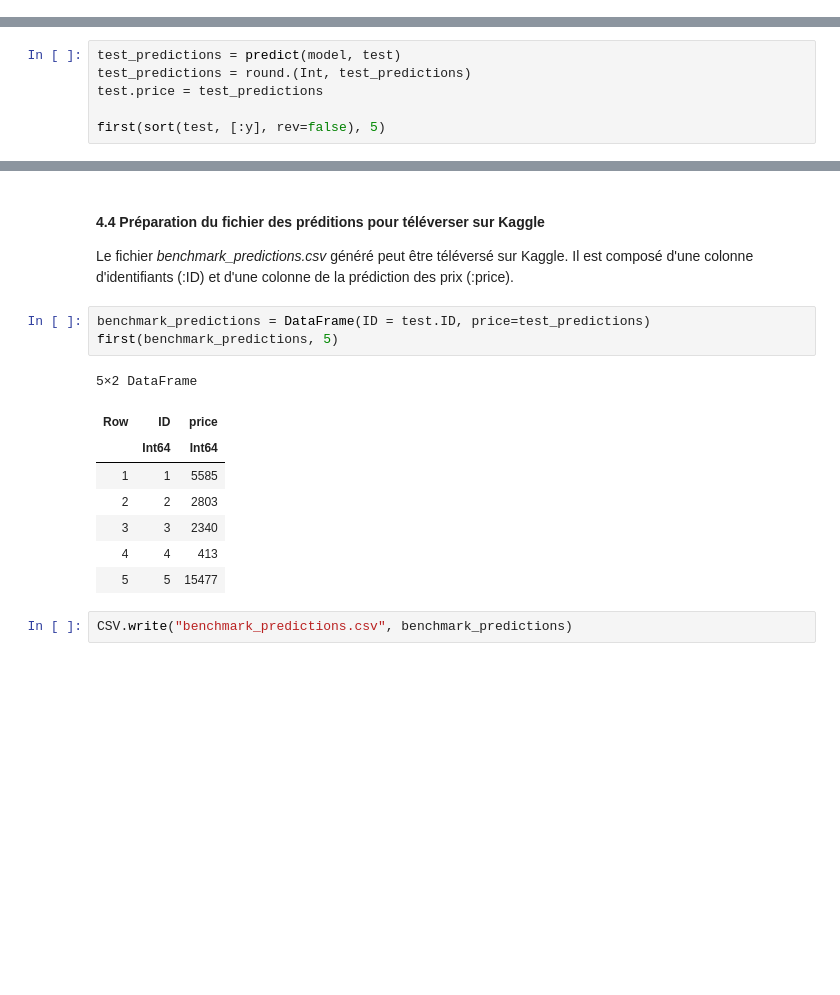
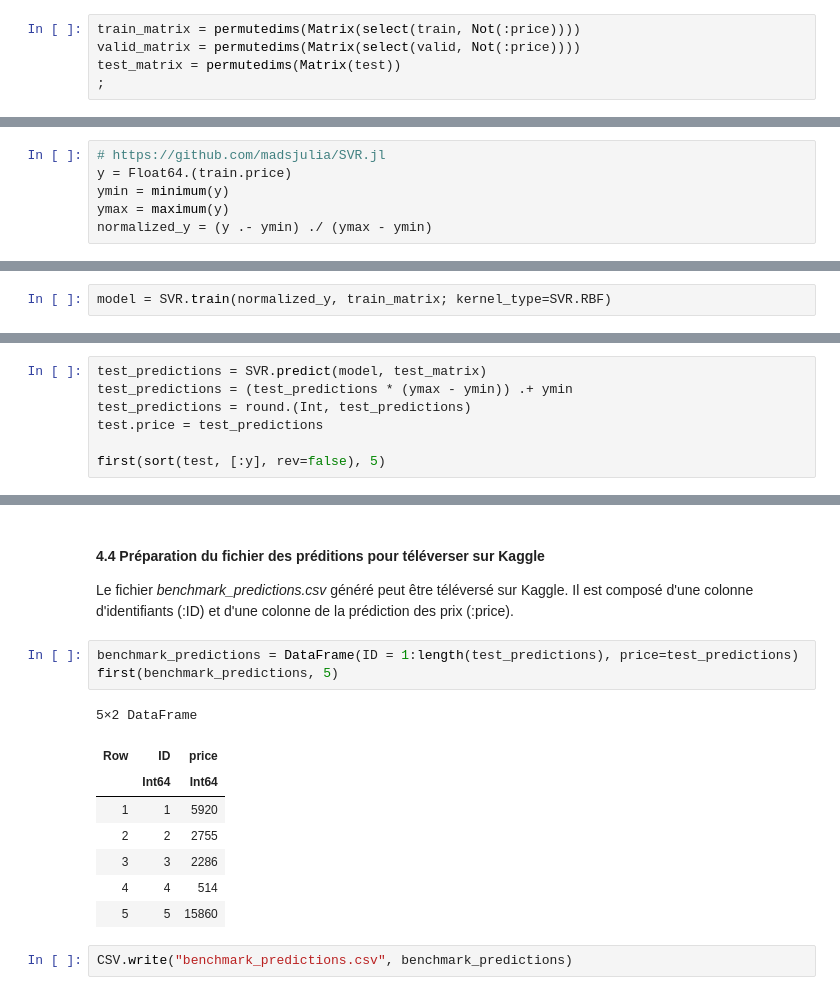
Before and after one commit to kugiyasan/MTH3302_projet_final, a Jupyter notebook: projet_H2023.ipynb, the cells around one changed output, grey strips where cells are left out. Saved outputs shown, nothing was run; the diff lists cells and outputs as text; blank space fills up the shorter version.

```diff
--- a/projet_H2023.ipynb
+++ b/projet_H2023.ipynb
@@ -311,0 +335,5 @@ Pour avoir un aperçu de la qualité de la regression, on ajoute la droite de r
+# %%
+train_matrix = permutedims(Matrix(select(train, Not(:price))))
+valid_matrix = permutedims(Matrix(select(valid, Not(:price))))
+test_matrix = permutedims(Matrix(test))
+;
@@ -311,0 +342,6 @@ Pour avoir un aperçu de la qualité de la regression, on ajoute la droite de r
+# %%
+# https://github.com/madsjulia/SVR.jl
+y = Float64.(train.price)
+ymin = minimum(y)
+ymax = maximum(y)
+normalized_y = (y .- ymin) ./ (ymax - ymin)
@@ -311,0 +365,2 @@ Pour avoir un aperçu de la qualité de la regression, on ajoute la droite de r
+# %%
+model = SVR.train(normalized_y, train_matrix; kernel_type=SVR.RBF)
@@ -342,7 +405,8 @@ plot_predictions(valid_predictions, valid.price)
 # %% [markdown]
 #### 4.3 Prédiction et rmse de l'ensemble de test
 # %%
-test_predictions = predict(model, test)
+test_predictions = SVR.predict(model, test_matrix)
+test_predictions = (test_predictions * (ymax - ymin)) .+ ymin
 test_predictions = round.(Int, test_predictions)
 test.price = test_predictions
 
@@ -385,17 +451,17 @@ outliers
 
 Le fichier *benchmark_predictions.csv* généré peut être téléversé sur Kaggle. Il est composé d'une colonne d'identifiants (:ID) et d'une colonne de la prédiction des prix (:price).
 # %%
-benchmark_predictions = DataFrame(ID = test.ID, price=test_predictions)
+benchmark_predictions = DataFrame(ID = 1:length(test_predictions), price=test_predictions)
 first(benchmark_predictions, 5)
 # %% [output]
 5×2 DataFrame
 | Row | ID | price |
 |  | Int64 | Int64 |
-| 1 | 1 | 5585 |
-| 2 | 2 | 2803 |
-| 3 | 3 | 2340 |
-| 4 | 4 | 413 |
-| 5 | 5 | 15477 |
+| 1 | 1 | 5920 |
+| 2 | 2 | 2755 |
+| 3 | 3 | 2286 |
+| 4 | 4 | 514 |
+| 5 | 5 | 15860 |
 # %%
 CSV.write("benchmark_predictions.csv", benchmark_predictions)
 # %% [output]
```
Also changed, not shown: parts of 48 cells of this notebook, 3 other files.
